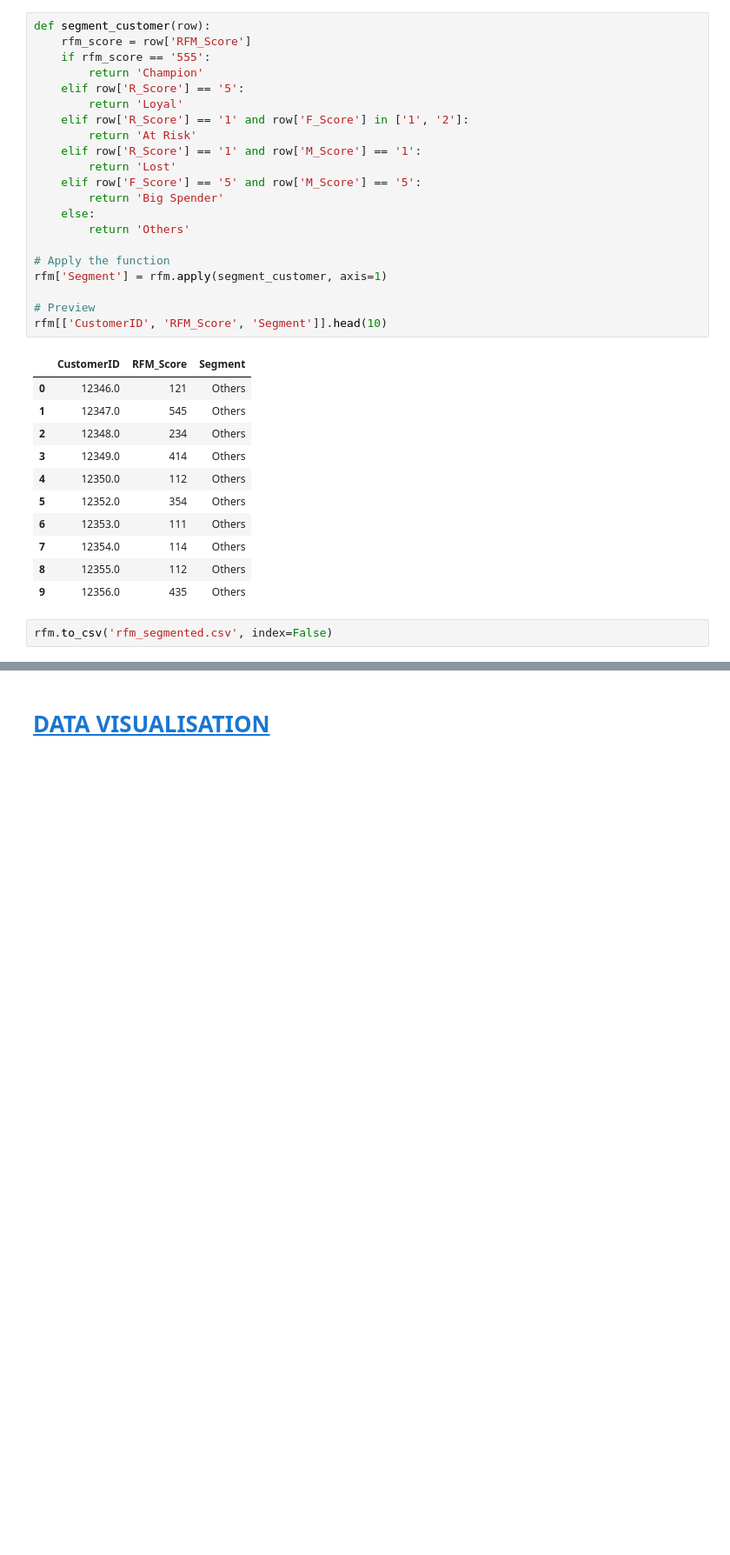
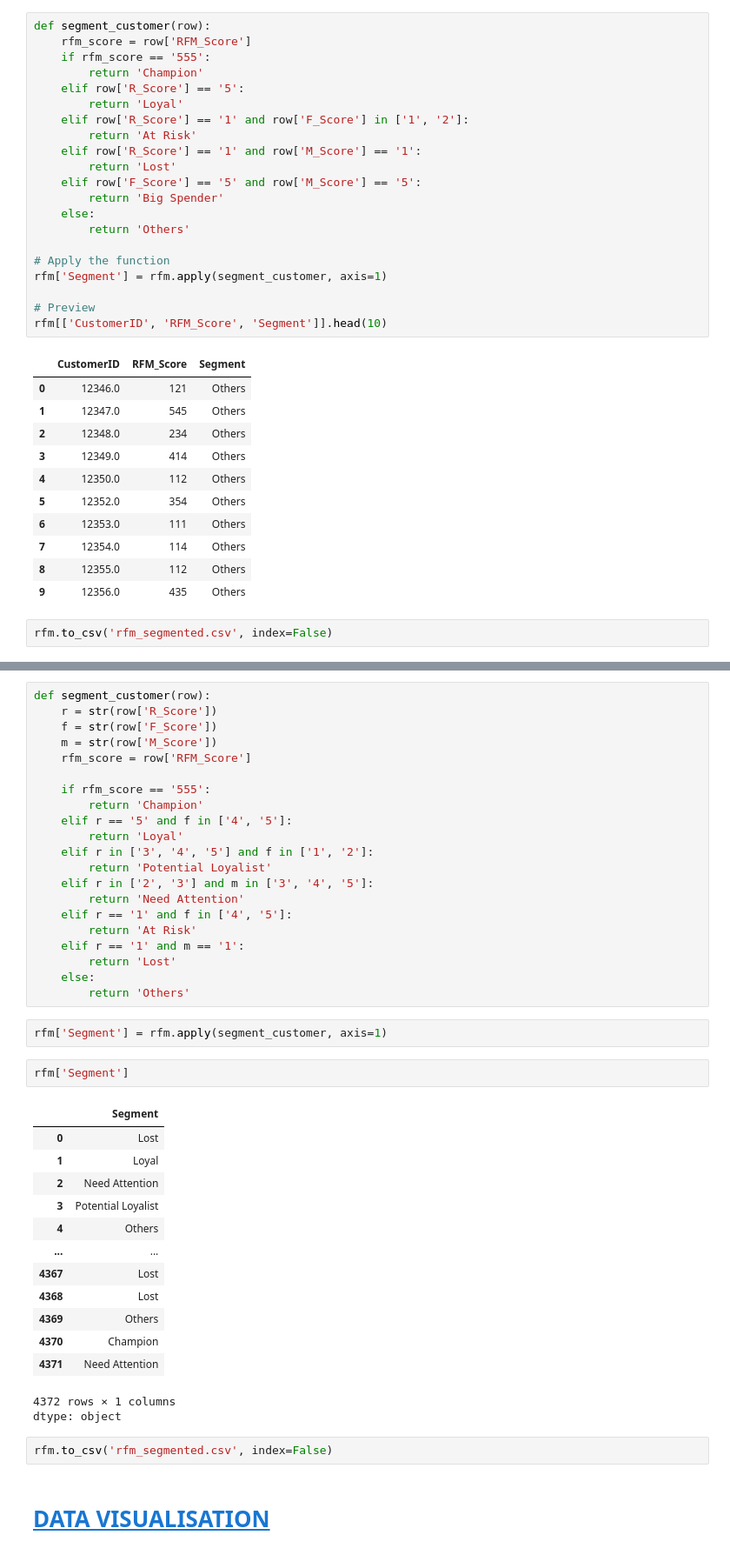
Before and after one commit to Peppecoding/Customer-Value-Segmentation-using-RFM-Model, a Jupyter notebook: Customer_Value_Segmentation_using_RFM_Model.ipynb, the cells around one changed output, grey strips where cells are left out. Shown at 87% size. Saved outputs shown, nothing was run; the diff lists cells and outputs as text; blank space fills up the shorter version.

```diff
--- a/Customer_Value_Segmentation_using_RFM_Model.ipynb
+++ b/Customer_Value_Segmentation_using_RFM_Model.ipynb
@@ -170,2 +186,44 @@ rfm.to_csv('rfm_segmented.csv', index=False)
+# %%
+def segment_customer(row):
+    r = str(row['R_Score'])
+    f = str(row['F_Score'])
+    m = str(row['M_Score'])
+    rfm_score = row['RFM_Score']
+
+    if rfm_score == '555':
+        return 'Champion'
+    elif r == '5' and f in ['4', '5']:
+        return 'Loyal'
+    elif r in ['3', '4', '5'] and f in ['1', '2']:
+        return 'Potential Loyalist'
+    elif r in ['2', '3'] and m in ['3', '4', '5']:
+        return 'Need Attention'
+    elif r == '1' and f in ['4', '5']:
+        return 'At Risk'
+    elif r == '1' and m == '1':
+        return 'Lost'
+    else:
+        return 'Others'
+# %%
+rfm['Segment'] = rfm.apply(segment_customer, axis=1)
+# %%
+rfm['Segment']
+# %% [output]
+|  | Segment |
+| 0 | Lost |
+| 1 | Loyal |
+| 2 | Need Attention |
+| 3 | Potential Loyalist |
+| 4 | Others |
+| ... | ... |
+| 4367 | Lost |
+| 4368 | Lost |
+| 4369 | Others |
+| 4370 | Champion |
+| 4371 | Need Attention |
+4372 rows × 1 columns
+dtype: object
+# %%
+rfm.to_csv('rfm_segmented.csv', index=False)
 # %% [markdown]
 # [DATA VISUALISATION ](https://lookerstudio.google.com/u/0/reporting/b2a69e8f-ae07-422d-91ee-208f0cb87078/page/W6XLF/edit)
```
Also changed, not shown: parts of 1 cell of this notebook.
